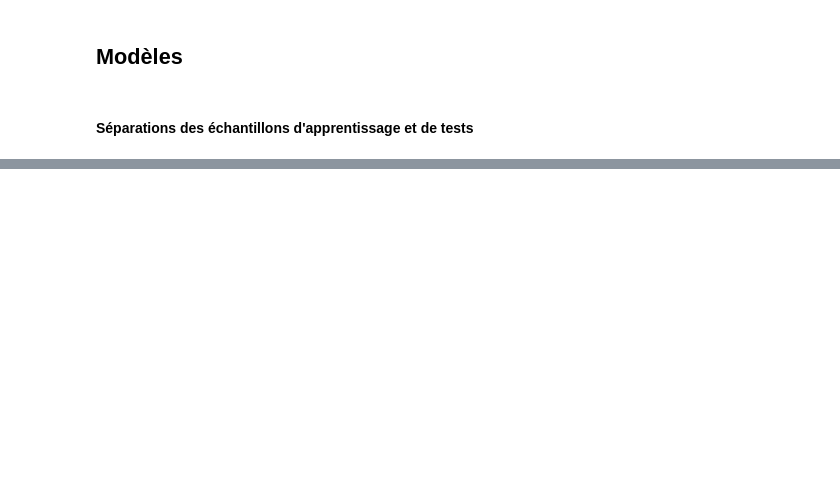
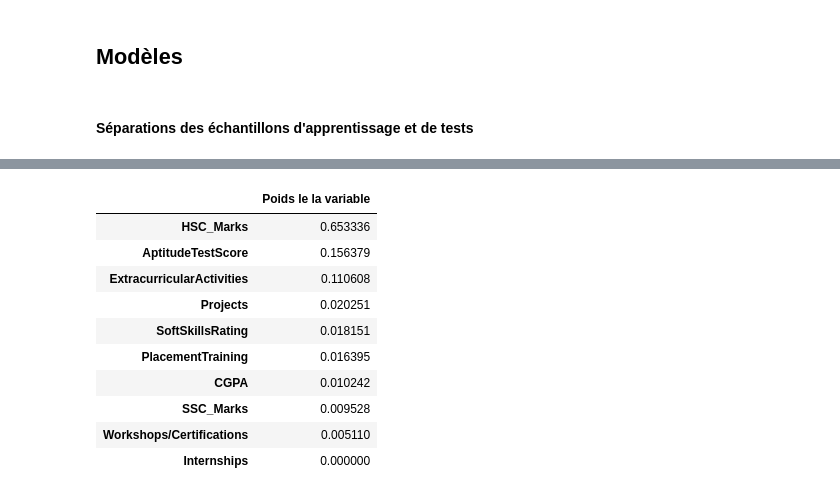
Before and after one commit to OUEDRAOGO-ANGELO/Mini-projet-2-Placement, a Jupyter notebook: Placement.ipynb, the cells around one changed output, grey strips where cells are left out. Drawn from its saved outputs; the diff is of its cells as text; code cells hidden in the pictures; blank space fills up the shorter version.

```diff
--- a/Placement.ipynb
+++ b/Placement.ipynb
@@ -88,0 +107,18 @@ Le F-0.5-score est de : 0.7326779026217229
+# %%
+pd.DataFrame(tree.feature_importances_,
+              index = X.columns,
+              columns = ["Poids le la variable"]).sort_values(
+     "Poids le la variable",
+     ascending = False)
+# %% [output]
+|  | Poids le la variable |
+| HSC_Marks | 0.653336 |
+| AptitudeTestScore | 0.156379 |
+| ExtracurricularActivities | 0.110608 |
+| Projects | 0.020251 |
+| SoftSkillsRating | 0.018151 |
+| PlacementTraining | 0.016395 |
+| CGPA | 0.010242 |
+| SSC_Marks | 0.009528 |
+| Workshops/Certifications | 0.005110 |
+| Internships | 0.000000 |
```
Also changed, not shown: parts of 24 cells of this notebook, 1 other file.
